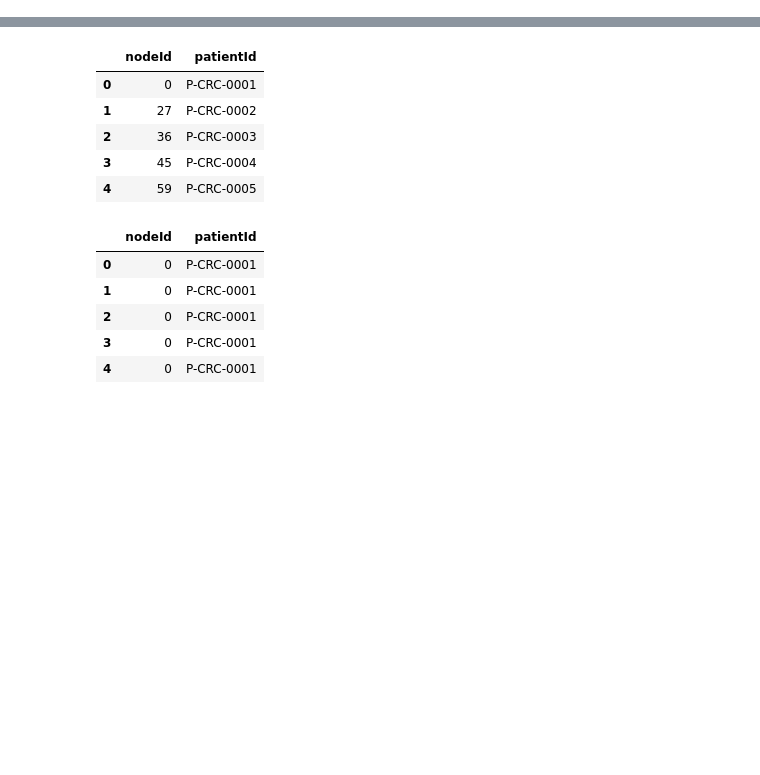
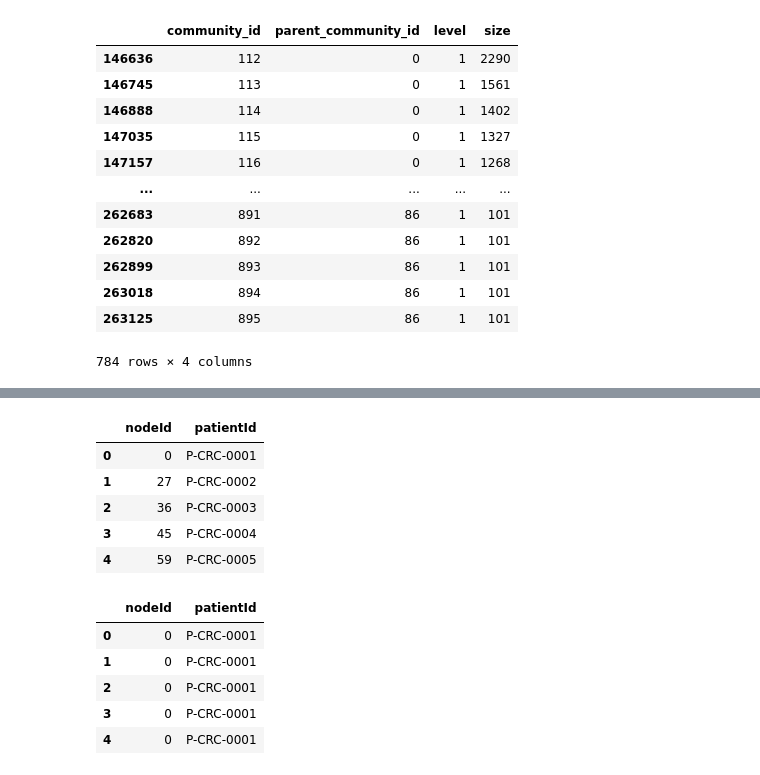
Before and after one commit to MahikaJaguste/msc-thesis, a Jupyter notebook: community/cdlib-analysis.ipynb, the cells around one changed output, grey strips where cells are left out. Cells and saved outputs as stored; diff of their text form; code cells hidden in the pictures; blank space fills up the shorter version.

```diff
--- a/community/cdlib-analysis.ipynb
+++ b/community/cdlib-analysis.ipynb
@@ -119,0 +204,21 @@ Merged metrics saved to ../data/thesis/trial/merged_metrics.csv
+# %%
+level1_parents = parents_df[parents_df['level'] == 1]
+# append size using heirarchical_leiden_level1.communities
+level1_parents['size'] = level1_parents['community_id'].apply(
+    lambda x: len(heirarchical_leiden_level1.communities[x-112])
+)
+level1_parents[level1_parents['size'] > 100].sort_values(by='size', ascending=False)
+# %% [output]
+|  | community_id | parent_community_id | level | size |
+| 146636 | 112 | 0 | 1 | 2290 |
+| 146745 | 113 | 0 | 1 | 1561 |
+| 146888 | 114 | 0 | 1 | 1402 |
+| 147035 | 115 | 0 | 1 | 1327 |
+| 147157 | 116 | 0 | 1 | 1268 |
+| ... | ... | ... | ... | ... |
+| 262683 | 891 | 86 | 1 | 101 |
+| 262820 | 892 | 86 | 1 | 101 |
+| 262899 | 893 | 86 | 1 | 101 |
+| 263018 | 894 | 86 | 1 | 101 |
+| 263125 | 895 | 86 | 1 | 101 |
+784 rows × 4 columns
```
Also changed, not shown: parts of 11 cells of this notebook, 2 other files.
